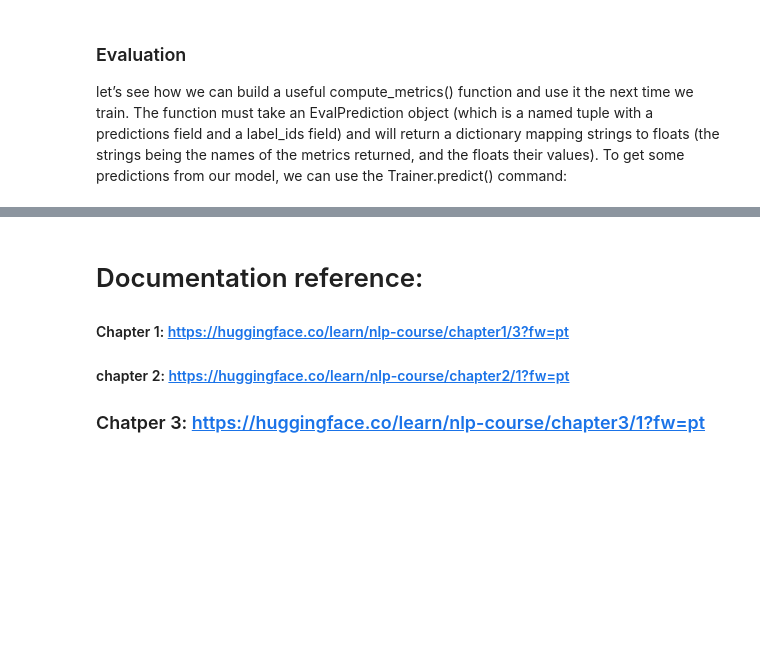
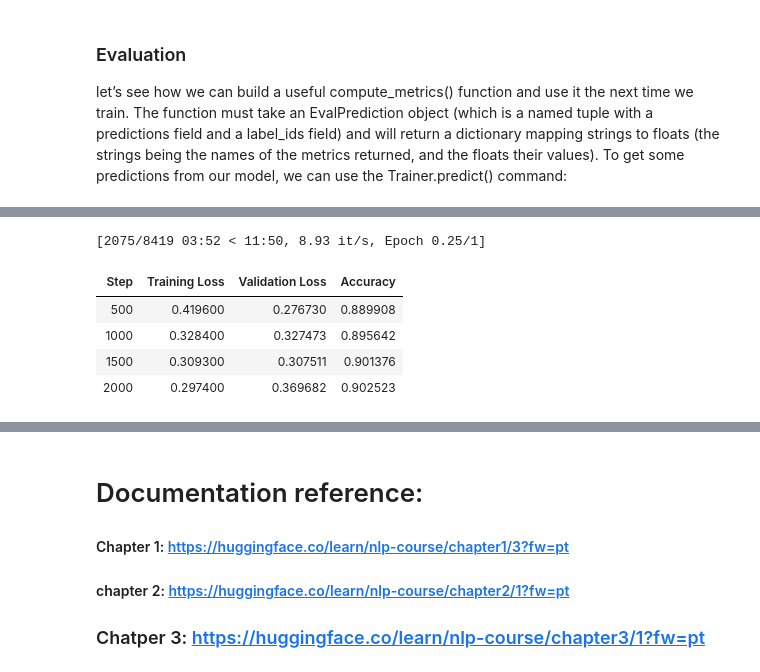
Before and after one commit to anthony95macias/NLP_HF_2, a Jupyter notebook: HF_NLP_DOCS.ipynb, the cells around one changed output, grey strips where cells are left out. Cells and saved outputs as stored; diff of their text form; code cells hidden in the pictures; blank space fills up the shorter version.

Commit message:
fine-tuned model is done along with extra credit model

```diff
--- a/HF_NLP_DOCS.ipynb
+++ b/HF_NLP_DOCS.ipynb
@@ -860,0 +1019,12 @@ print(predictions.predictions.shape, predictions.label_ids.shape)
+# %%
+trainer = Trainer(
+    model,
+    args=training_args,
+    train_dataset=tokenized_datasets["train"],
+    eval_dataset=tokenized_datasets["validation"],
+    data_collator=data_collator,
+    tokenizer=tokenizer,
+    compute_metrics=compute_metrics,
+)
+# %%
+trainer.train()
@@ -860,0 +1035,6 @@ print(predictions.predictions.shape, predictions.label_ids.shape)
+# %%
+#step 4: Evaluate the fine-tuned model
+
+metrics = trainer.evaluate()
+
+print("Eval Results: ", metrics)
@@ -860,0 +1044,56 @@ print(predictions.predictions.shape, predictions.label_ids.shape)
+# %%
+import torch
+from transformers import AutoModelForSequenceClassification, AdamW, AutoTokenizer, TrainingArguments, Trainer, DataCollatorWithPadding
+from datasets import load_dataset, load_metric
+import numpy as np
+
+# Step 1: Load and tokenize the dataset
+raw_datasets = load_dataset("glue", "sst2",trust_remote_code=True)
+checkpoint = "bert-base-uncased"
+tokenizer = AutoTokenizer.from_pretrained(checkpoint)
+
+def tokenizer_function(example):
+    return tokenizer(example["sentence"], truncation=True)
+
+tokenized_datasets = raw_datasets.map(tokenizer_function, batched=True)
+
+# Step 2: Prepare the data for training
+data_collator = DataCollatorWithPadding(tokenizer=tokenizer)
+
+# Step 3: Fine-tune a pre-trained model with improvements
+model = AutoModelForSequenceClassification.from_pretrained(checkpoint, num_labels=2)  # 2 labels for SST-2
+
+training_args = TrainingArguments(
+    output_dir="./sst2-fine-tuned-improved",
+    per_device_train_batch_size=8,
+    evaluation_strategy="steps",
+    eval_steps=500,  # Evaluate every 500 steps
+    save_steps=500,  # Save checkpoints every 500 steps
+    num_train_epochs=1,  # Increased number of training epochs
+    learning_rate=3e-5,  # Adjusted learning rate
+    logging_dir="./logs",
+    save_total_limit=1,  # Only keep the best checkpoint
+)
+
+trainer = Trainer(
+    model=model,
+    args=training_args,
+    data_collator=data_collator,
+    train_dataset=tokenized_datasets["train"],
+    eval_dataset=tokenized_datasets["validation"],
+    compute_metrics=compute_metrics,
+)
+
+def compute_metrics(eval_preds):
+    metrics = load_metric("glue", "sst2")  # Load the correct metric for SST-2
+    logits, labels = eval_preds
+    predictions = np.argmax(logits, axis=-1)
+    return metrics.compute(predictions=predictions, references=labels)
+
+trainer.train()
+
+# Step 4: Evaluate the improved model
+metrics = trainer.evaluate()
+
+print("Evaluation results:", metrics)
+# %% [output]
@@ -860,0 +1102,6 @@ print(predictions.predictions.shape, predictions.label_ids.shape)
+[2075/8419 03:52 < 11:50, 8.93 it/s, Epoch 0.25/1]
+| Step | Training Loss | Validation Loss | Accuracy |
+| 500 | 0.419600 | 0.276730 | 0.889908 |
+| 1000 | 0.328400 | 0.327473 | 0.895642 |
+| 1500 | 0.309300 | 0.307511 | 0.901376 |
+| 2000 | 0.297400 | 0.369682 | 0.902523 |
```
Also changed, not shown: parts of 23 cells of this notebook.
